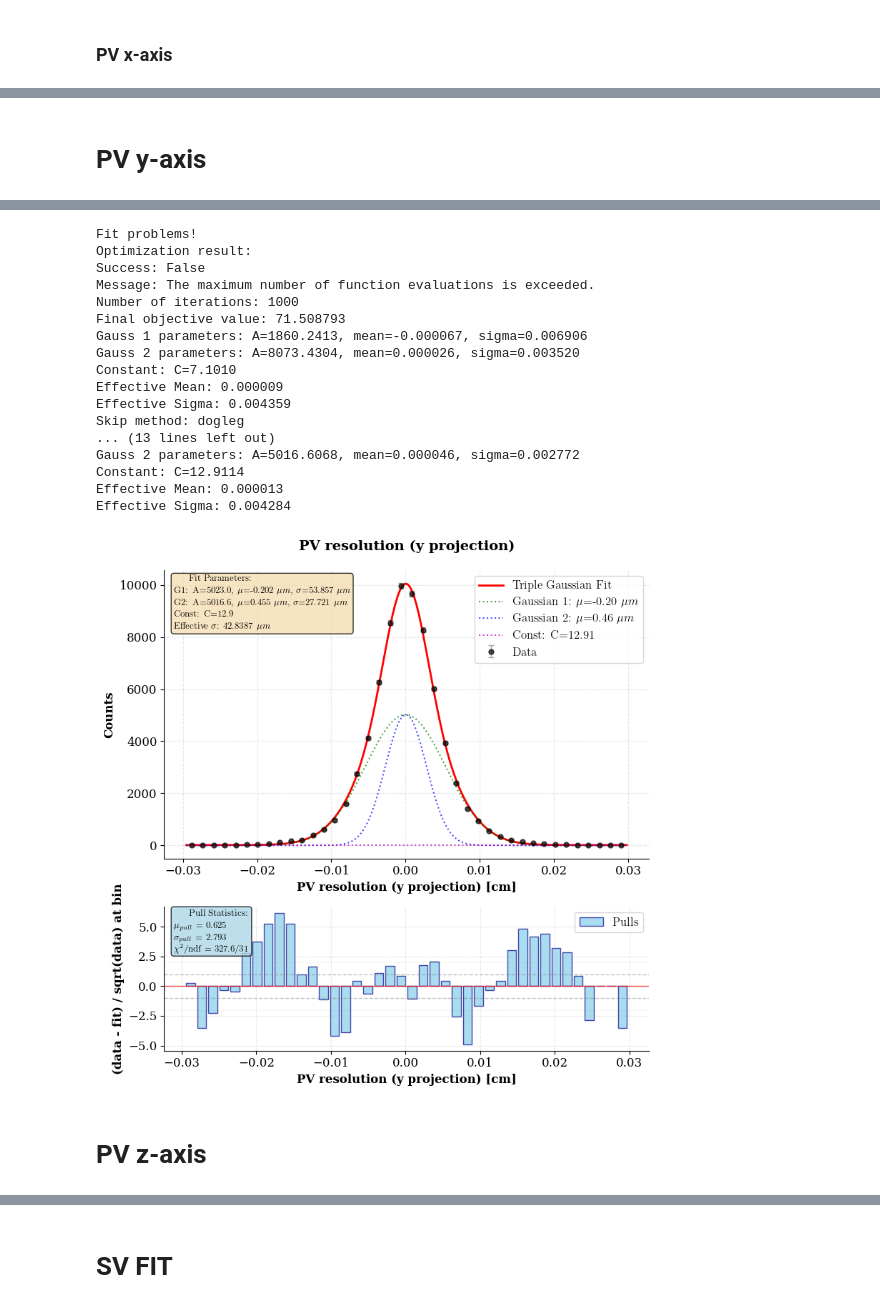
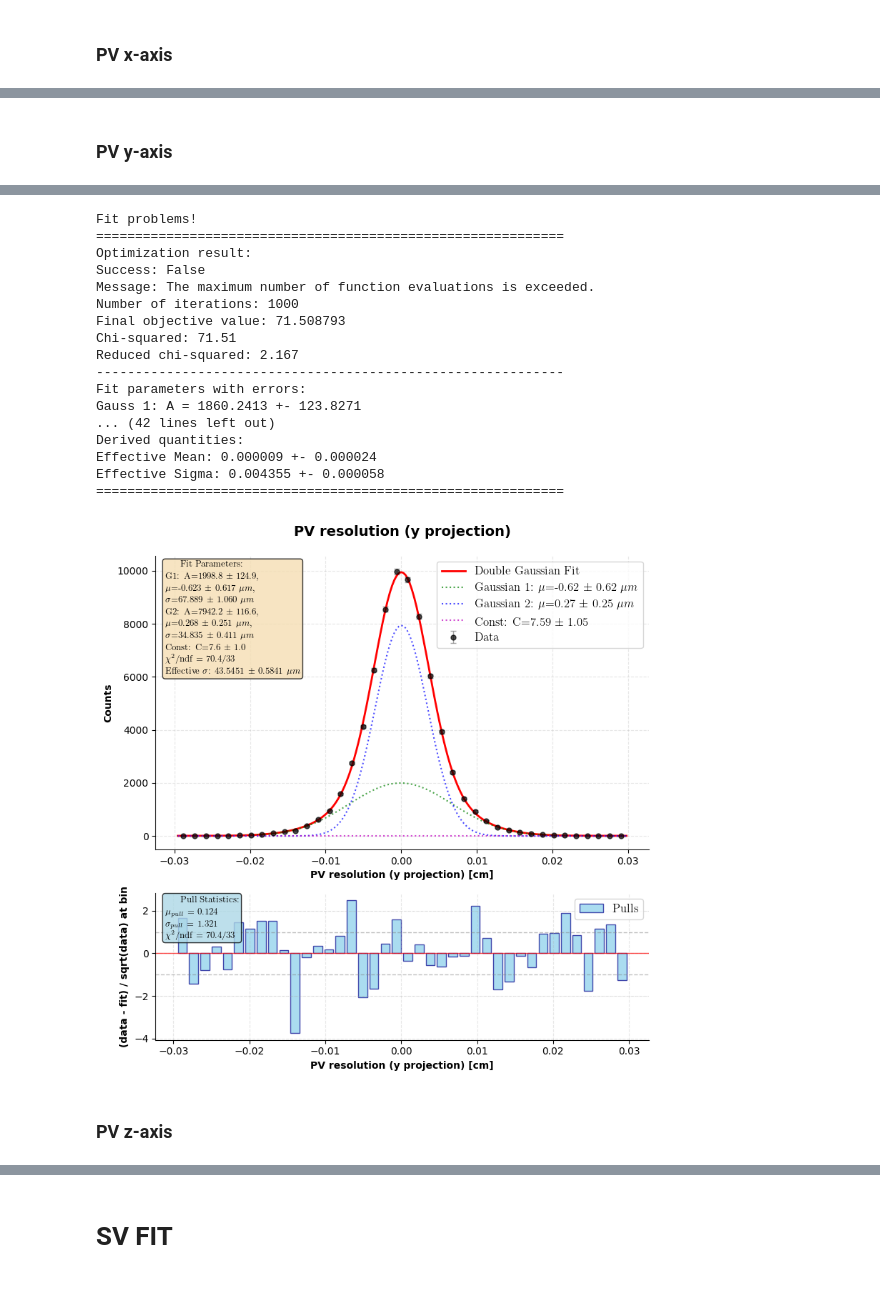
Before and after one commit to ArtSmirnovCH/SPD-Lc-pKpi-27, a Jupyter notebook: analysis_notebooks/fits.ipynb, the cells around one changed output, grey strips where cells are left out. Drawn from its saved outputs; the diff is of its cells as text; code cells hidden in the pictures.

```diff
--- a/analysis_notebooks/fits.ipynb
+++ b/analysis_notebooks/fits.ipynb
@@ -68,7 +68,6 @@ proc_df = proc_df.query(mask)
 # %% [markdown]
 ### PV x-axis
 # %%
-# from scripts import fit_distr
 from fit_scripts import fit_distr_double_gauss
 
 
@@ -89,25 +88,34 @@ best_method = None
 
 for method in methods:
 
-    # if method in ('trust-constr', 'SLSQP'):
-    #     continue
+    print(f'Method: {method}')
+
+    if method in ('SLSQP'):
+        print(f'Skip method: {method}')
+        continue
 
     try:
-        result = fit_distr_double_gauss(
+        fit_res = fit_distr_double_gauss(
             distr=sig_PV_df_sel,
-            distr_name=distr_name,
             title=distr_name,
             x_label=distr_name + ' [cm]',
             optimize_method=method,
             plot=False,
-            bins=40
+            bins=40,
+            max_iter=1000
         )
     except:
         print(f'Skip method: {method}')
         continue
 
-    if result.success and result.fun < min_loss:
+    result = fit_res['result']
+
+    if result['success'] and result['fun'] < min_loss:
+        print('*'*100)
+        print(f'New best method: {method}, success: {result['success']}')
+        print('*'*100)
         best_method = method
+        min_loss = result['fun']
 
 print('*' * 80)
 print('*' * 80)
@@ -119,7 +127,6 @@ if best_method is None:
 
 result = fit_distr_double_gauss(
     distr=sig_PV_df_sel,
-    distr_name=distr_name,
     title='PV resolution (x projection)',
     x_label='PV resolution (x projection) [cm]',
     optimize_method=best_method,
@@ -213,5 +209,5 @@ Effective Sigma: 0.004381
 # %% [markdown]
-# PV y-axis
+### PV y-axis
 # %%
 from fit_scripts import fit_distr_double_gauss
 
@@ -233,25 +229,34 @@ best_method = None
 
 for method in methods:
 
+    print(f'Method: {method}')
+
     if method in ('SLSQP'):
+        print(f'Skip method: {method}')
         continue
 
     try:
-        result = fit_distr_double_gauss(
+        fit_res = fit_distr_double_gauss(
             distr=sig_PV_df_sel,
-            distr_name=distr_name,
             title=distr_name,
             x_label=distr_name + ' [cm]',
             optimize_method=method,
             plot=False,
-            bins=40
+            bins=40,
+            max_iter=1000
         )
     except:
         print(f'Skip method: {method}')
         continue
 
-    if result.success and result.fun < min_loss:
+    result = fit_res['result']
+
+    if result['success'] and result['fun'] < min_loss:
+        print('*'*100)
+        print(f'New best method: {method}, success: {result['success']}')
+        print('*'*100)
         best_method = method
+        min_loss = result['fun']
 
 print('*' * 80)
 print('*' * 80)
@@ -263,7 +268,6 @@ if best_method is None:
 
 result = fit_distr_double_gauss(
     distr=sig_PV_df_sel,
-    distr_name=distr_name,
     title='PV resolution (y projection)',
     x_label='PV resolution (y projection) [cm]',
     optimize_method=best_method,
@@ -328,23 +332,23 @@ Effective Sigma: 0.012604
 Fit problems!
+============================================================
 Optimization result:
 Success: False
 Message: The maximum number of function evaluations is exceeded.
 Number of iterations: 1000
 Final objective value: 71.508793
-Gauss 1 parameters: A=1860.2413, mean=-0.000067, sigma=0.006906
-Gauss 2 parameters: A=8073.4304, mean=0.000026, sigma=0.003520
-Constant: C=7.1010
-Effective Mean: 0.000009
-Effective Sigma: 0.004359
-Skip method: dogleg
-... (13 lines left out)
-Gauss 2 parameters: A=5016.6068, mean=0.000046, sigma=0.002772
-Constant: C=12.9114
-Effective Mean: 0.000013
-Effective Sigma: 0.004284
+Chi-squared: 71.51
+Reduced chi-squared: 2.167
+------------------------------------------------------------
+Fit parameters with errors:
+Gauss 1: A = 1860.2413 +- 123.8271
+... (42 lines left out)
+Derived quantities:
+Effective Mean: 0.000009 +- 0.000024
+Effective Sigma: 0.004355 +- 0.000058
+============================================================
-[figure, old version]
+[figure, new version]
 # %% [markdown]
-# PV z-axis
+### PV z-axis
 # %%
 from fit_scripts import fit_distr_double_gauss
 
```
Also changed, not shown: parts of 10 cells of this notebook, 22 other files.
